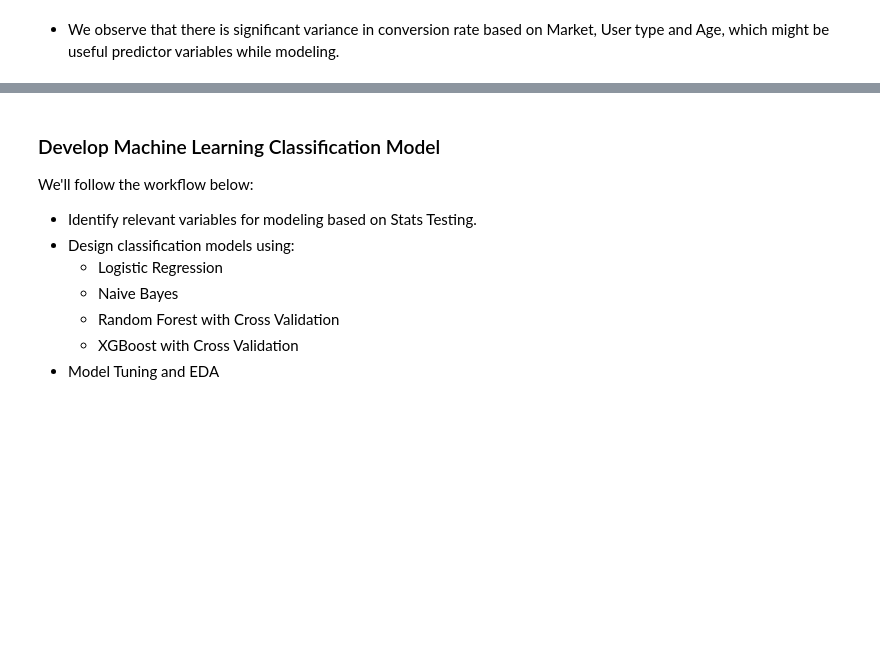
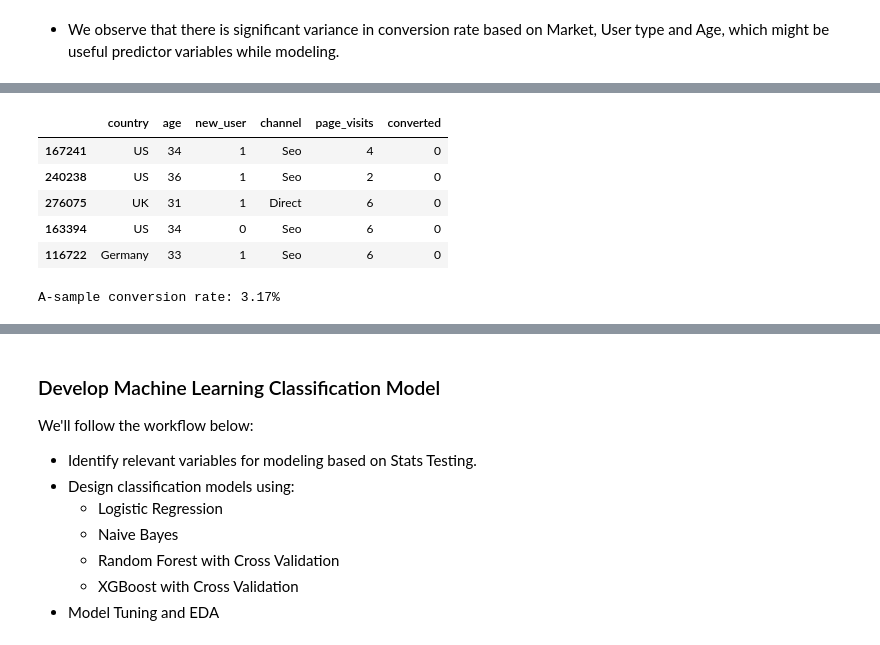
Before and after one commit to traha-89/Portafoglio, a Jupyter notebook: Landing Page Optimization/LP_CRAnalysis_Prediction.ipynb, the cells around one changed output, grey strips where cells are left out. Saved outputs shown, nothing was run; the diff lists cells and outputs as text; code cells hidden in the pictures; blank space fills up the shorter version.

```diff
--- a/Landing Page Optimization/LP_CRAnalysis_Prediction.ipynb
+++ b/Landing Page Optimization/LP_CRAnalysis_Prediction.ipynb
@@ -525,0 +607,22 @@ We'll follow the workflow below:
+# %%
+# Train test splitting the data to generate A/B test samples
+y = df_edit['converted']
+X= df_edit.drop(columns= ['converted'])
+
+XAB_train, XAB_test, yAB_train, yAB_test= train_test_split(X,y, test_size= 0.3, random_state= 100)
+# %%
+# Group A sample (Control group)
+A_sample= pd.concat([XAB_train,yAB_train],axis=1)
+A_sample.head()
+# %% [output]
+|  | country | age | new_user | channel | page_visits | converted |
+| 167241 | US | 34 | 1 | Seo | 4 | 0 |
+| 240238 | US | 36 | 1 | Seo | 2 | 0 |
+| 276075 | UK | 31 | 1 | Direct | 6 | 0 |
+| 163394 | US | 34 | 0 | Seo | 6 | 0 |
+| 116722 | Germany | 33 | 1 | Seo | 6 | 0 |
+# %%
+# Sample A conversion rate
+print('A-sample conversion rate:','{:.2f}%'.format(A_sample['converted'].mean() * 100))
+# %% [output]
+A-sample conversion rate: 3.17%
```
Also changed, not shown: parts of 20 cells of this notebook.
